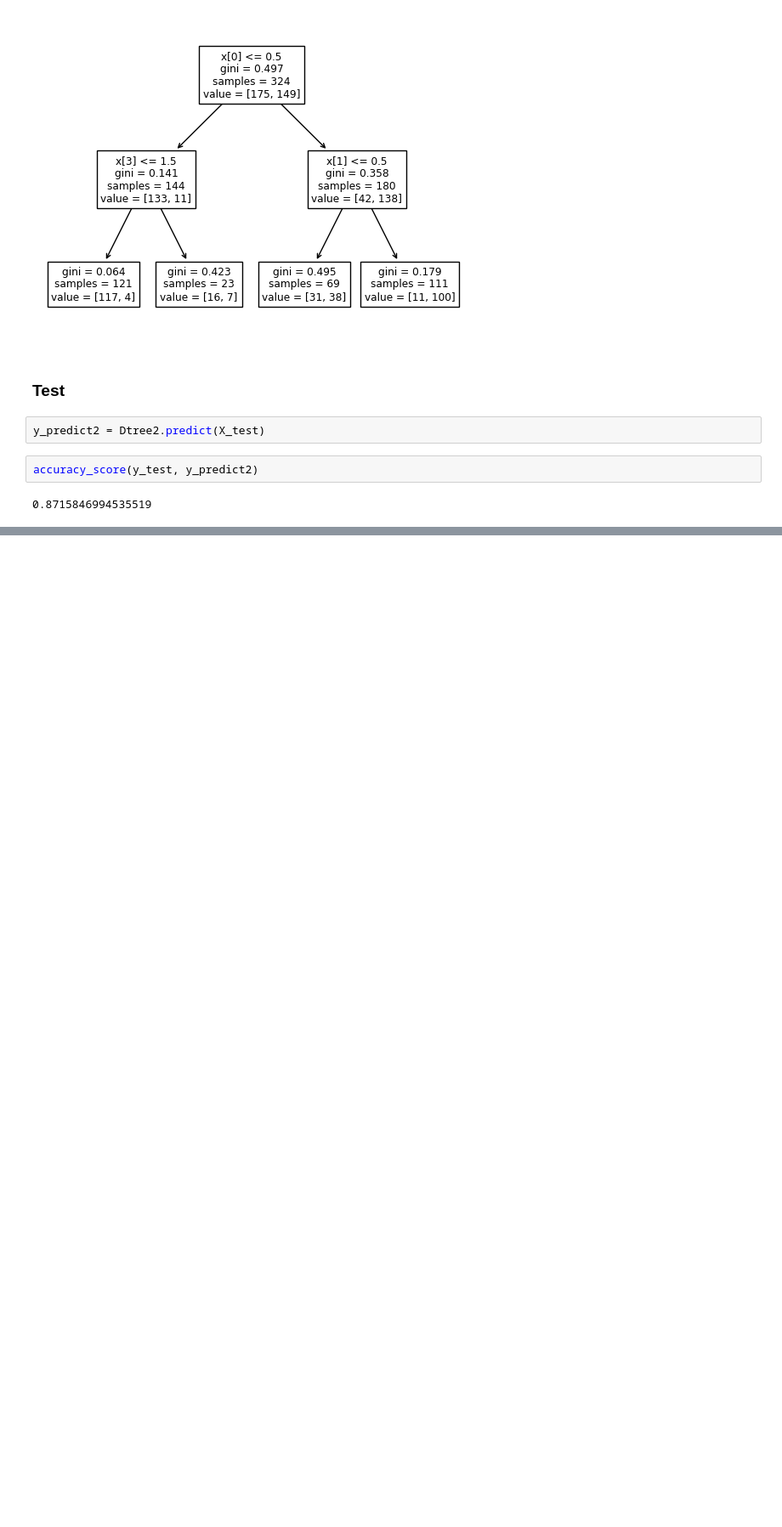
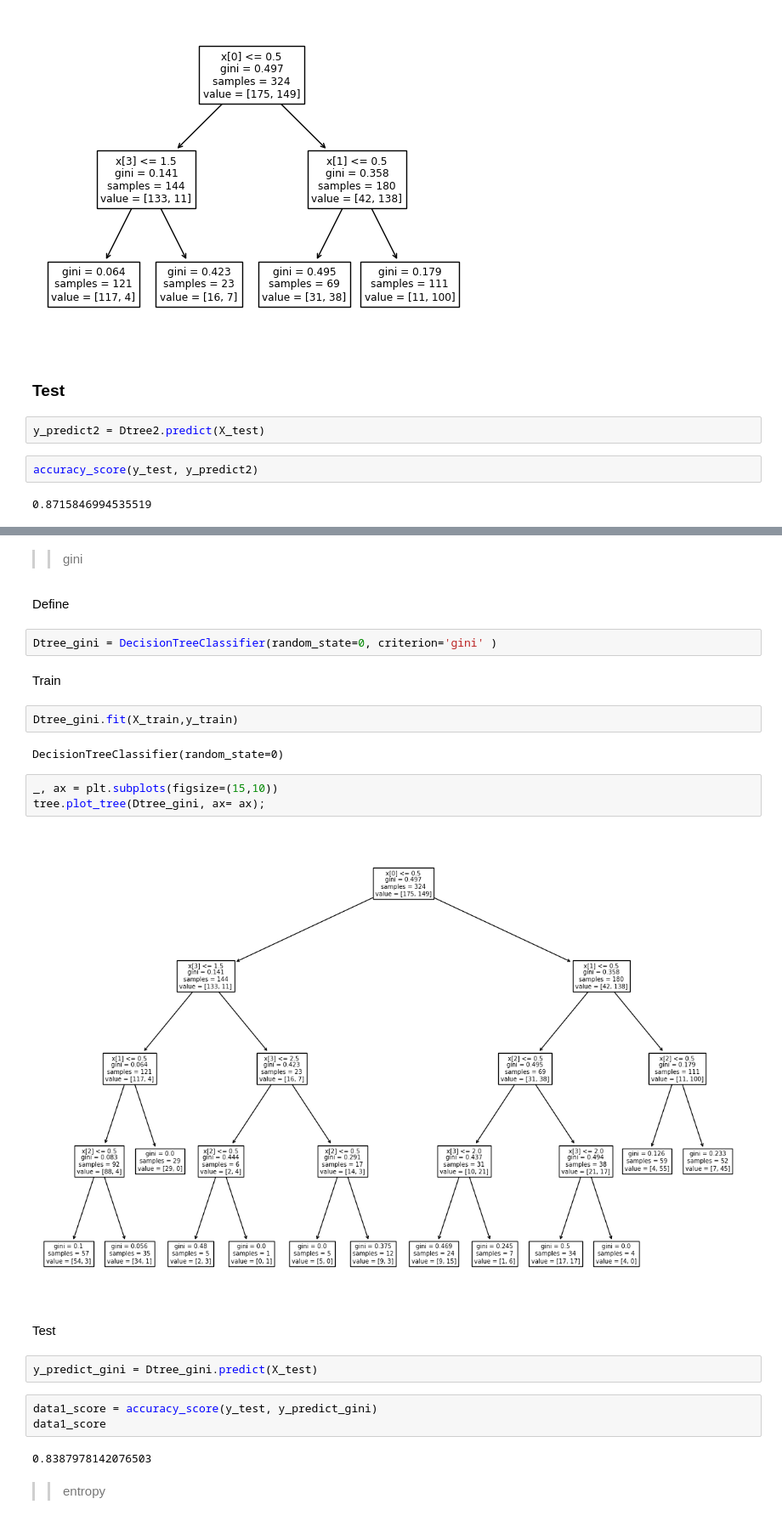
Before and after one commit to ChonChanokAng/BSC_DPDM23, a Jupyter notebook: Classification.ipynb, the cells around one changed output, grey strips where cells are left out. Shown: that part at 85% size. Saved outputs shown, nothing was run; the diff lists cells and outputs as text; blank space fills up the shorter version.

```diff
--- a/Classification.ipynb
+++ b/Classification.ipynb
@@ -258,0 +262,28 @@ accuracy_score(y_test, y_predict2)
+# %% [markdown]
+>>gini
+# %% [markdown]
+ Define
+# %%
+Dtree_gini = DecisionTreeClassifier(random_state=0, criterion='gini' )
+# %% [markdown]
+ Train
+# %%
+Dtree_gini.fit(X_train,y_train)
+# %% [output]
+DecisionTreeClassifier(random_state=0)
+# %%
+_, ax = plt.subplots(figsize=(15,10))
+tree.plot_tree(Dtree_gini, ax= ax);
+# %% [output]
+[figure, added]
+# %% [markdown]
+Test
+# %%
+y_predict_gini = Dtree_gini.predict(X_test)
+# %%
+data1_score = accuracy_score(y_test, y_predict_gini)
+data1_score
+# %% [output]
+0.8387978142076503
+# %% [markdown]
+>> entropy
```
Also changed, not shown: parts of 45 cells of this notebook.
